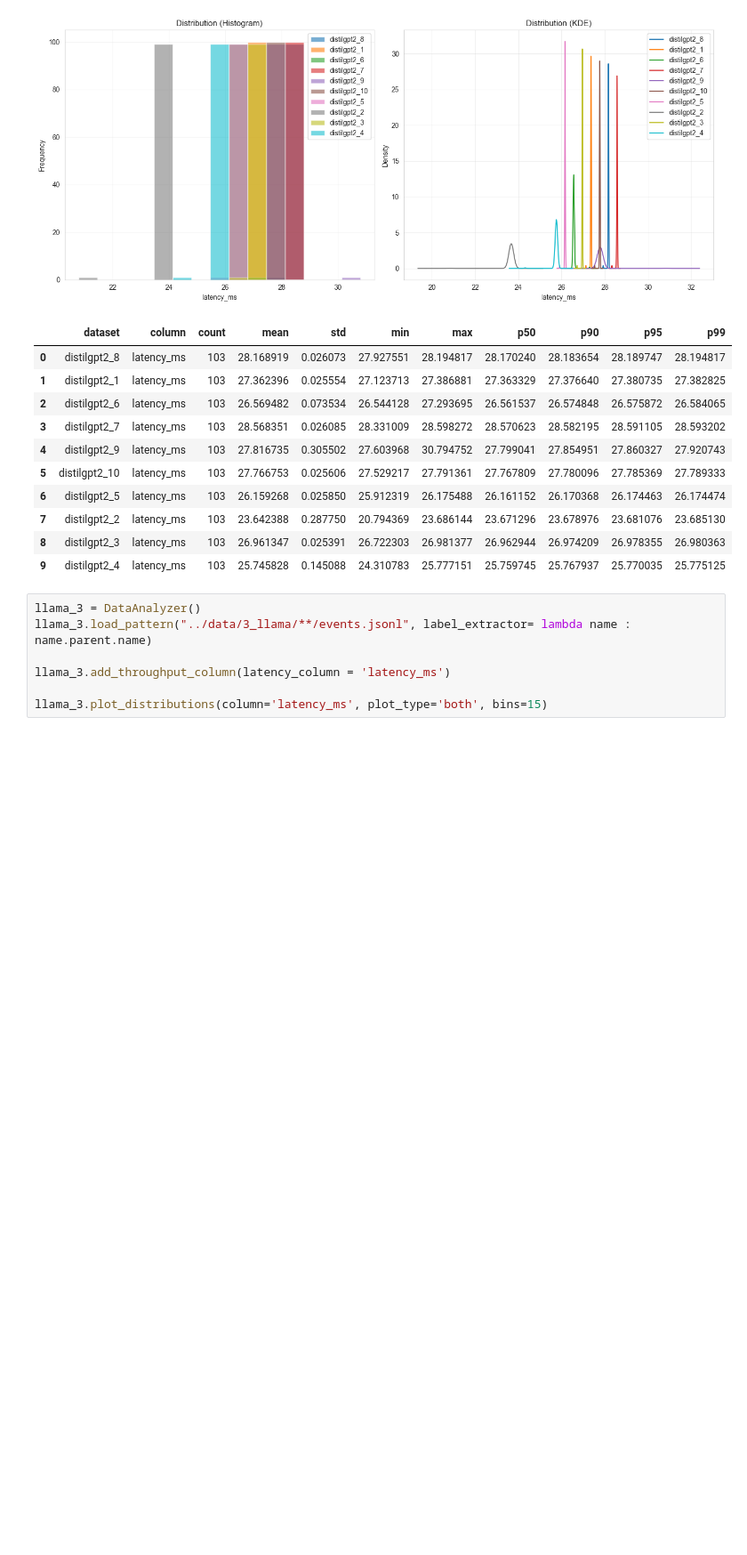
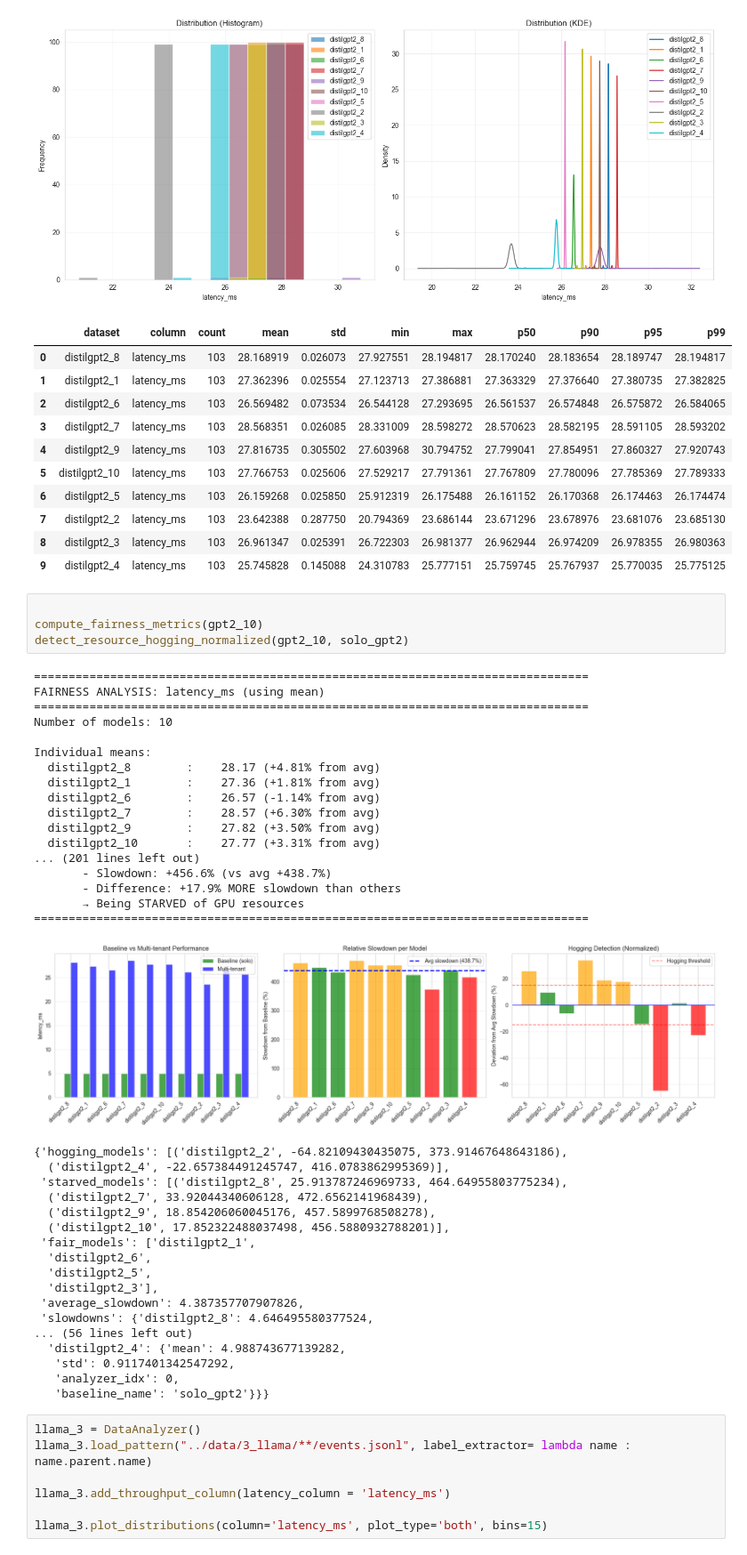
Before and after one commit to Ak33ra/15-418-final-project, a Jupyter notebook: notebooks/data_analysis.ipynb, the cells around one changed output. Shown at 89% size. Drawn from its saved outputs; the diff is of its cells as text; blank space fills up the shorter version.

Commit message:
moving analysis to overlead

```diff
--- a/notebooks/data_analysis.ipynb
+++ b/notebooks/data_analysis.ipynb
@@ -367,6 +367,46 @@ Throughput computed with: batch_size=8, seq_len=128, tokens_per_batch=1024
 | 7 | distilgpt2_2 | latency_ms | 103 | 23.642388 | 0.287750 | 20.794369 | 23.686144 | 23.671296 | 23.678976 | 23.681076 | 23.685130 |
 | 8 | distilgpt2_3 | latency_ms | 103 | 26.961347 | 0.025391 | 26.722303 | 26.981377 | 26.962944 | 26.974209 | 26.978355 | 26.980363 |
 | 9 | distilgpt2_4 | latency_ms | 103 | 25.745828 | 0.145088 | 24.310783 | 25.777151 | 25.759745 | 25.767937 | 25.770035 | 25.775125 |
+# %%
+
+compute_fairness_metrics(gpt2_10)
+detect_resource_hogging_normalized(gpt2_10, solo_gpt2)
+# %% [output]
+================================================================================
+FAIRNESS ANALYSIS: latency_ms (using mean)
+================================================================================
+Number of models: 10
+
+Individual means:
+  distilgpt2_8        :    28.17 (+4.81% from avg)
+  distilgpt2_1        :    27.36 (+1.81% from avg)
+  distilgpt2_6        :    26.57 (-1.14% from avg)
+  distilgpt2_7        :    28.57 (+6.30% from avg)
+  distilgpt2_9        :    27.82 (+3.50% from avg)
+  distilgpt2_10       :    27.77 (+3.31% from avg)
+... (201 lines left out)
+       - Slowdown: +456.6% (vs avg +438.7%)
+       - Difference: +17.9% MORE slowdown than others
+       → Being STARVED of GPU resources
+================================================================================
+[figure, added]
+{'hogging_models': [('distilgpt2_2', -64.82109430435075, 373.91467648643186),
+  ('distilgpt2_4', -22.657384491245747, 416.0783862995369)],
+ 'starved_models': [('distilgpt2_8', 25.913787246969733, 464.64955803775234),
+  ('distilgpt2_7', 33.92044340606128, 472.6562141968439),
+  ('distilgpt2_9', 18.854206060045176, 457.5899768508278),
+  ('distilgpt2_10', 17.852322488037498, 456.5880932788201)],
+ 'fair_models': ['distilgpt2_1',
+  'distilgpt2_6',
+  'distilgpt2_5',
+  'distilgpt2_3'],
+ 'average_slowdown': 4.387357707907826,
+ 'slowdowns': {'distilgpt2_8': 4.646495580377524,
+... (56 lines left out)
+  'distilgpt2_4': {'mean': 4.988743677139282,
+   'std': 0.9117401342547292,
+   'analyzer_idx': 0,
+   'baseline_name': 'solo_gpt2'}}}
 # %%
 llama_3 = DataAnalyzer()
 llama_3.load_pattern("../data/3_llama/**/events.jsonl", label_extractor= lambda name : name.parent.name)
```
Also changed, not shown: parts of 1 cell of this notebook, 2 other files.
